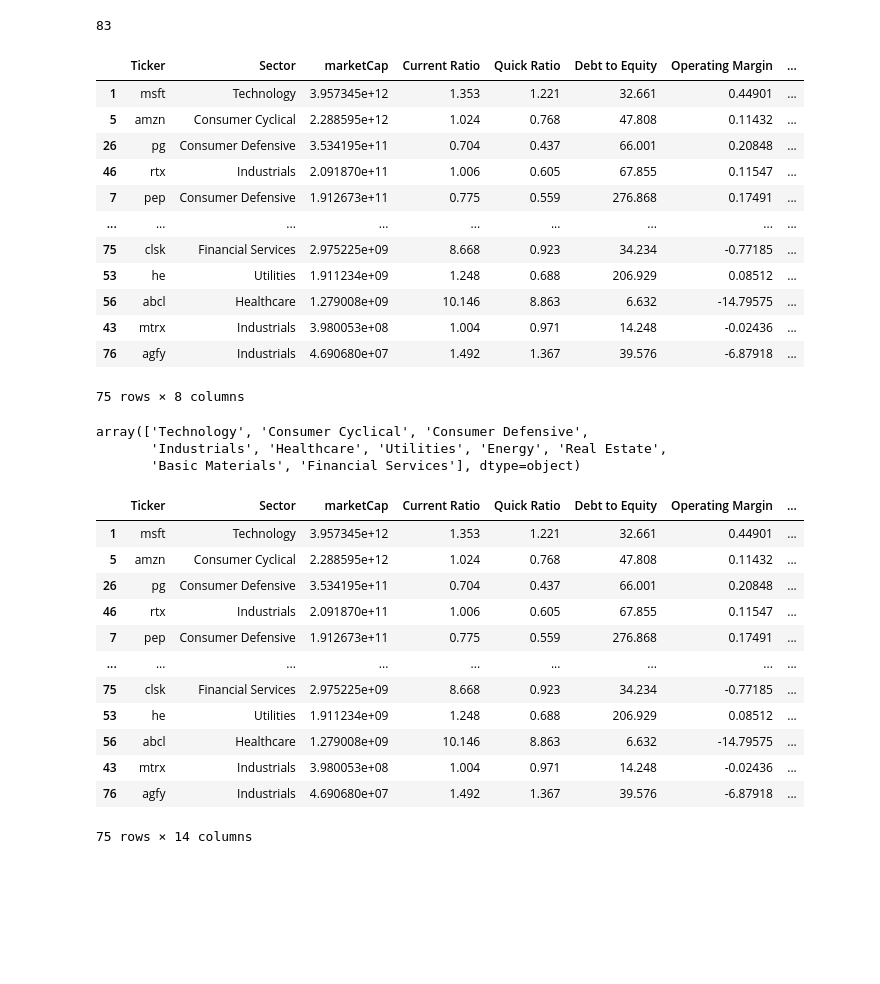
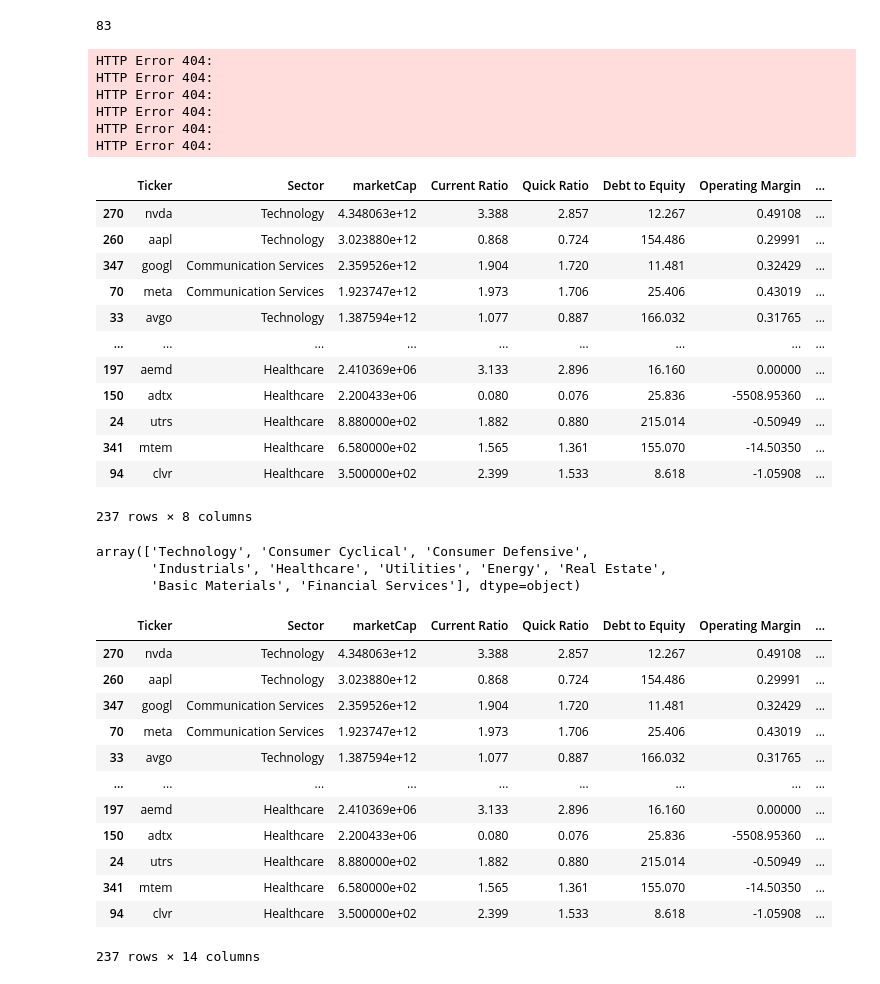
Before and after one commit to AdiOs46/ESG_Bond_Eval, a Jupyter notebook: new_project_ao.ipynb, the cells around one changed output. Drawn from its saved outputs; the diff is of its cells as text; code cells hidden in the pictures; blank space fills up the shorter version.

Commit message:
new one with bottom esg as well

```diff
--- a/new_project_ao.ipynb
+++ b/new_project_ao.ipynb
@@ -77,3 +75,17 @@ df_high_esg_sorted.to_csv("top_company_shortlist.csv", index=False)
+# %%
+# Filtering lowest ESG companies
+score_threshold = df['total_score'].median()
+unacceptable_grades = ["B", "BB", "BBB", "CCC", "CC", "C", "D"]
+
+df_low_esg = df[
+    (df["total_score"] < score_threshold) &
+    (df["total_grade"].isin(unacceptable_grades))
+].copy()
+
+df_low_esg_sorted = df_low_esg.sort_values(by="total_score", ascending=True)
+# Optional: View count or preview
+# df_low_esg_sorted[["ticker", "name", "industry", "total_score", "total_grade"]]
+# df_low_esg_sorted.shape[0]
 # %%
 import yfinance as yf
 
@@ -111,21 +119,34 @@ df_sorted_by_mc.to_csv("top_csv_financials_sortedbymarketcap.csv", index=False)
+# %%
+bottom_esg_tickers = df_low_esg_sorted["ticker"]
+bottom_financial_data = [get_financials(ticker) for ticker in bottom_esg_tickers]
+bottom_financial_df = pd.DataFrame(bottom_financial_data)
+bottom_sorted_by_mc = bottom_financial_df.sort_values(by="marketCap", ascending=False)
+# %% [output]
+HTTP Error 404:
+HTTP Error 404:
+HTTP Error 404:
+HTTP Error 404:
+HTTP Error 404:
+HTTP Error 404:
 # %%
 # Optional preview
 df_sorted_by_mc = df_sorted_by_mc.dropna() #drop rows with nulls
-df_sorted_by_mc
+bottom_sorted_by_mc = bottom_sorted_by_mc.dropna()
+bottom_sorted_by_mc
 # %% [output]
 |  | Ticker | Sector | marketCap | Current Ratio | Quick Ratio | Debt to Equity | Operating Margin | ... |
-| 1 | msft | Technology | 3.957345e+12 | 1.353 | 1.221 | 32.661 | 0.44901 | ... |
-| 5 | amzn | Consumer Cyclical | 2.288595e+12 | 1.024 | 0.768 | 47.808 | 0.11432 | ... |
-| 26 | pg | Consumer Defensive | 3.534195e+11 | 0.704 | 0.437 | 66.001 | 0.20848 | ... |
-| 46 | rtx | Industrials | 2.091870e+11 | 1.006 | 0.605 | 67.855 | 0.11547 | ... |
-| 7 | pep | Consumer Defensive | 1.912673e+11 | 0.775 | 0.559 | 276.868 | 0.17491 | ... |
+| 270 | nvda | Technology | 4.348063e+12 | 3.388 | 2.857 | 12.267 | 0.49108 | ... |
+| 260 | aapl | Technology | 3.023880e+12 | 0.868 | 0.724 | 154.486 | 0.29991 | ... |
+| 347 | googl | Communication Services | 2.359526e+12 | 1.904 | 1.720 | 11.481 | 0.32429 | ... |
+| 70 | meta | Communication Services | 1.923747e+12 | 1.973 | 1.706 | 25.406 | 0.43019 | ... |
+| 33 | avgo | Technology | 1.387594e+12 | 1.077 | 0.887 | 166.032 | 0.31765 | ... |
 | ... | ... | ... | ... | ... | ... | ... | ... | ... |
-| 75 | clsk | Financial Services | 2.975225e+09 | 8.668 | 0.923 | 34.234 | -0.77185 | ... |
-| 53 | he | Utilities | 1.911234e+09 | 1.248 | 0.688 | 206.929 | 0.08512 | ... |
-| 56 | abcl | Healthcare | 1.279008e+09 | 10.146 | 8.863 | 6.632 | -14.79575 | ... |
-| 43 | mtrx | Industrials | 3.980053e+08 | 1.004 | 0.971 | 14.248 | -0.02436 | ... |
-| 76 | agfy | Industrials | 4.690680e+07 | 1.492 | 1.367 | 39.576 | -6.87918 | ... |
+| 197 | aemd | Healthcare | 2.410369e+06 | 3.133 | 2.896 | 16.160 | 0.00000 | ... |
+| 150 | adtx | Healthcare | 2.200433e+06 | 0.080 | 0.076 | 25.836 | -5508.95360 | ... |
+| 24 | utrs | Healthcare | 8.880000e+02 | 1.882 | 0.880 | 215.014 | -0.50949 | ... |
+| 341 | mtem | Healthcare | 6.580000e+02 | 1.565 | 1.361 | 155.070 | -14.50350 | ... |
+| 94 | clvr | Healthcare | 3.500000e+02 | 2.399 | 1.533 | 8.618 | -1.05908 | ... |
-75 rows × 8 columns
+237 rows × 8 columns
 # %%
 df_sorted_by_mc["Sector"].unique()
 # %% [output]
@@ -243,19 +266,19 @@ df_sorted_by_mc = df_sorted_by_mc.join(df_sorted_by_mc.apply(calculate_scores, a
 # %%
-df_sorted_by_mc
+bottom_sorted_by_mc
 # %% [output]
 |  | Ticker | Sector | marketCap | Current Ratio | Quick Ratio | Debt to Equity | Operating Margin | ... |
-| 1 | msft | Technology | 3.957345e+12 | 1.353 | 1.221 | 32.661 | 0.44901 | ... |
-| 5 | amzn | Consumer Cyclical | 2.288595e+12 | 1.024 | 0.768 | 47.808 | 0.11432 | ... |
-| 26 | pg | Consumer Defensive | 3.534195e+11 | 0.704 | 0.437 | 66.001 | 0.20848 | ... |
-| 46 | rtx | Industrials | 2.091870e+11 | 1.006 | 0.605 | 67.855 | 0.11547 | ... |
-| 7 | pep | Consumer Defensive | 1.912673e+11 | 0.775 | 0.559 | 276.868 | 0.17491 | ... |
+| 270 | nvda | Technology | 4.348063e+12 | 3.388 | 2.857 | 12.267 | 0.49108 | ... |
+| 260 | aapl | Technology | 3.023880e+12 | 0.868 | 0.724 | 154.486 | 0.29991 | ... |
+| 347 | googl | Communication Services | 2.359526e+12 | 1.904 | 1.720 | 11.481 | 0.32429 | ... |
+| 70 | meta | Communication Services | 1.923747e+12 | 1.973 | 1.706 | 25.406 | 0.43019 | ... |
+| 33 | avgo | Technology | 1.387594e+12 | 1.077 | 0.887 | 166.032 | 0.31765 | ... |
 | ... | ... | ... | ... | ... | ... | ... | ... | ... |
-| 75 | clsk | Financial Services | 2.975225e+09 | 8.668 | 0.923 | 34.234 | -0.77185 | ... |
-| 53 | he | Utilities | 1.911234e+09 | 1.248 | 0.688 | 206.929 | 0.08512 | ... |
-| 56 | abcl | Healthcare | 1.279008e+09 | 10.146 | 8.863 | 6.632 | -14.79575 | ... |
-| 43 | mtrx | Industrials | 3.980053e+08 | 1.004 | 0.971 | 14.248 | -0.02436 | ... |
-| 76 | agfy | Industrials | 4.690680e+07 | 1.492 | 1.367 | 39.576 | -6.87918 | ... |
+| 197 | aemd | Healthcare | 2.410369e+06 | 3.133 | 2.896 | 16.160 | 0.00000 | ... |
+| 150 | adtx | Healthcare | 2.200433e+06 | 0.080 | 0.076 | 25.836 | -5508.95360 | ... |
+| 24 | utrs | Healthcare | 8.880000e+02 | 1.882 | 0.880 | 215.014 | -0.50949 | ... |
+| 341 | mtem | Healthcare | 6.580000e+02 | 1.565 | 1.361 | 155.070 | -14.50350 | ... |
+| 94 | clvr | Healthcare | 3.500000e+02 | 2.399 | 1.533 | 8.618 | -1.05908 | ... |
-75 rows × 14 columns
+237 rows × 14 columns
 # %%
 # Merge ESG data (on Ticker)
 final_esg_mc_df = df_sorted_by_mc[["Ticker", "Sector", "marketCap", "financial_health_score"]].merge(df[['ticker','name','total_score','total_grade']], left_on="Ticker", right_on="ticker",
```
Also changed, not shown: parts of 10 cells of this notebook.
